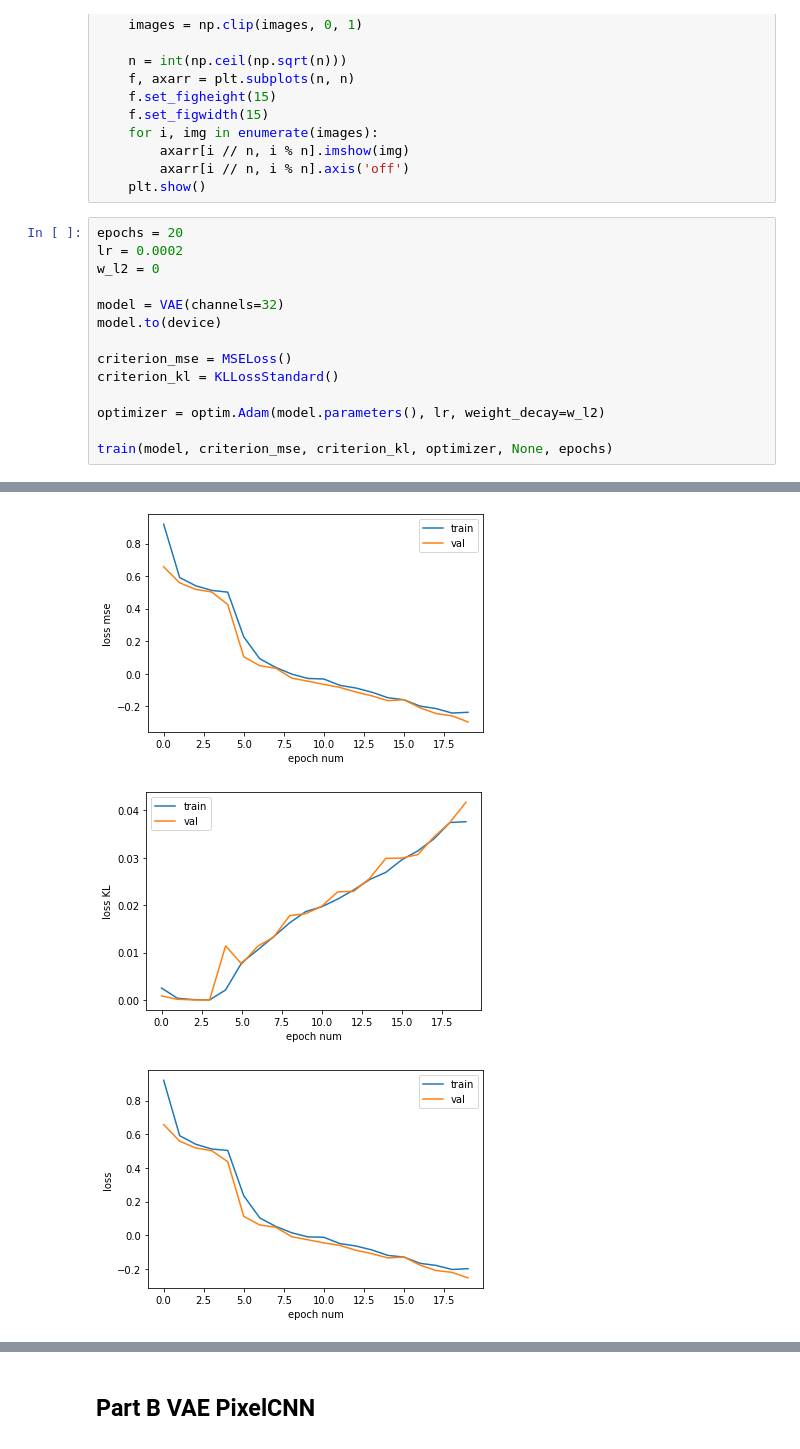
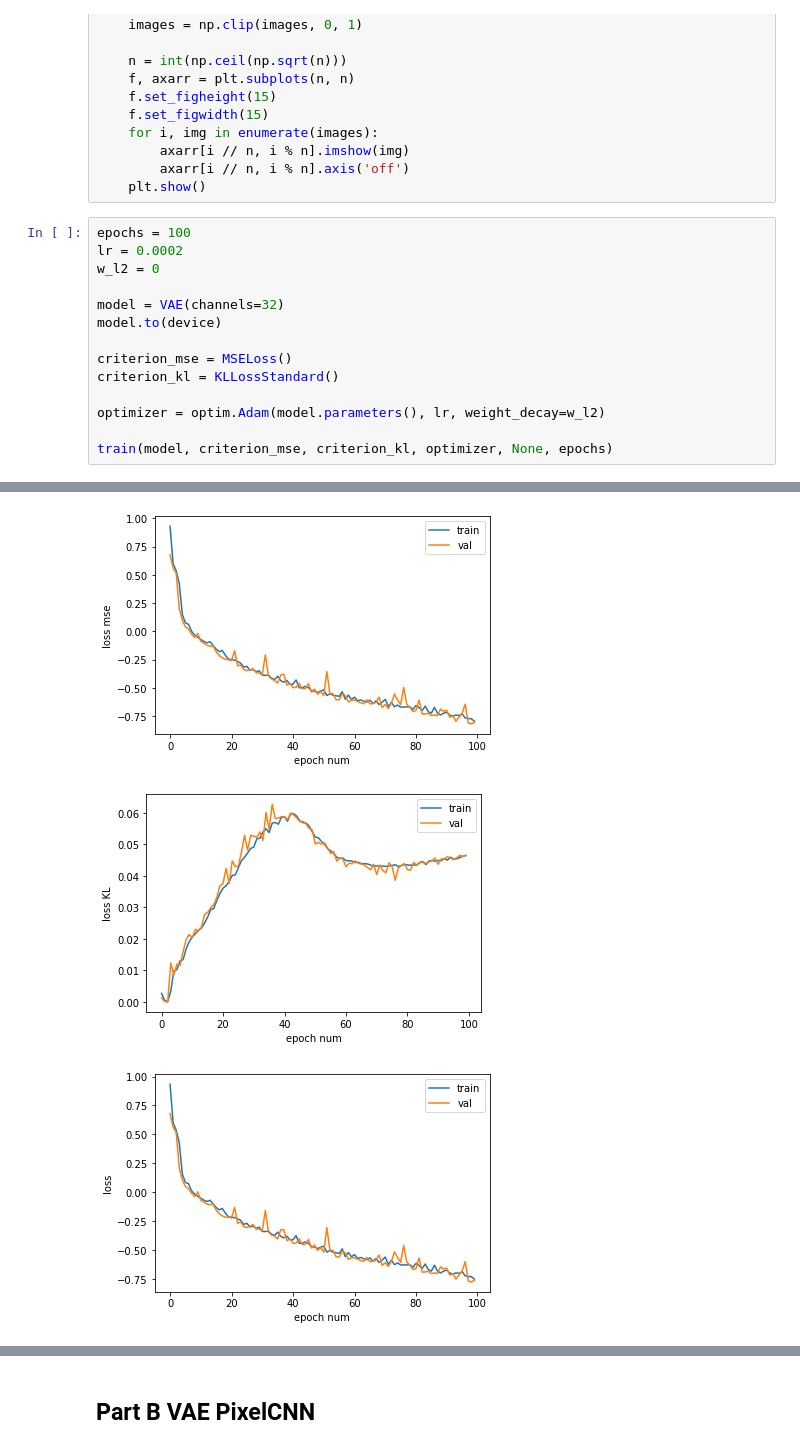
Before and after one commit to GrigoryBartosh/hse07_dul, a Jupyter notebook: hw32.ipynb, the cells around one changed output, grey strips where cells are left out. Cells and saved outputs as stored; diff of their text form.

```diff
--- a/hw32.ipynb
+++ b/hw32.ipynb
@@ -323,24 +323,24 @@ def show_sampels(model, n=100):
         axarr[i // n, i % n].axis('off')
     plt.show()
 # %%
-epochs = 20
+epochs = 100
 lr = 0.0002
 w_l2 = 0
 
 model = VAE(channels=32)
 model.to(device)
 
 criterion_mse = MSELoss()
 criterion_kl = KLLossStandard()
 
 optimizer = optim.Adam(model.parameters(), lr, weight_decay=w_l2)
 
 train(model, criterion_mse, criterion_kl, optimizer, None, epochs)
 # %% [output]
 [interactive output not drawn]
-[figure, old version]
+[figure, new version]
-[figure, old version]
+[figure, new version]
-[figure, old version]
+[figure, new version]
 # %%
 model.eval()
 show_interpolation(model, 10, 10)
```
Also changed, not shown: parts of 5 cells of this notebook.
